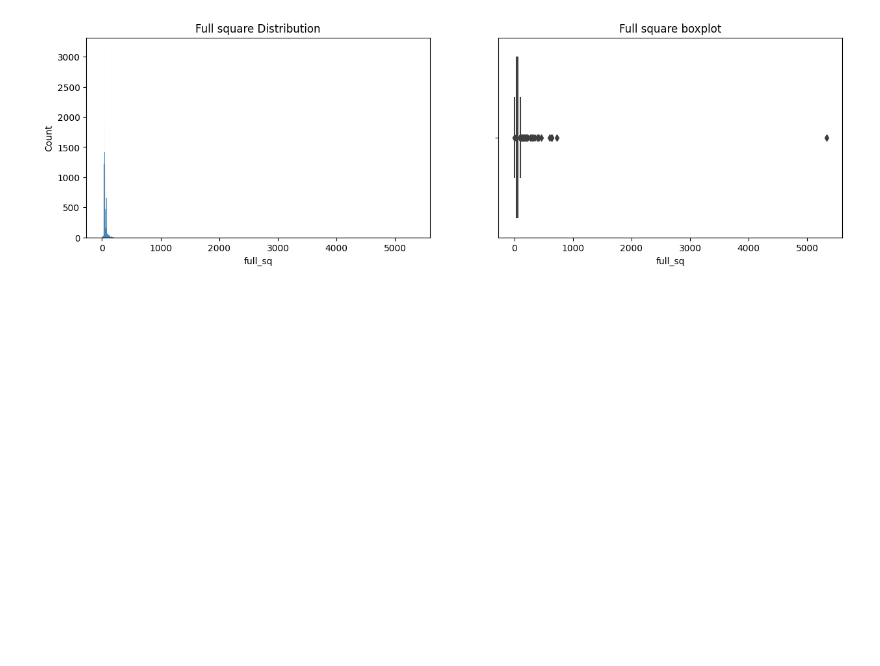
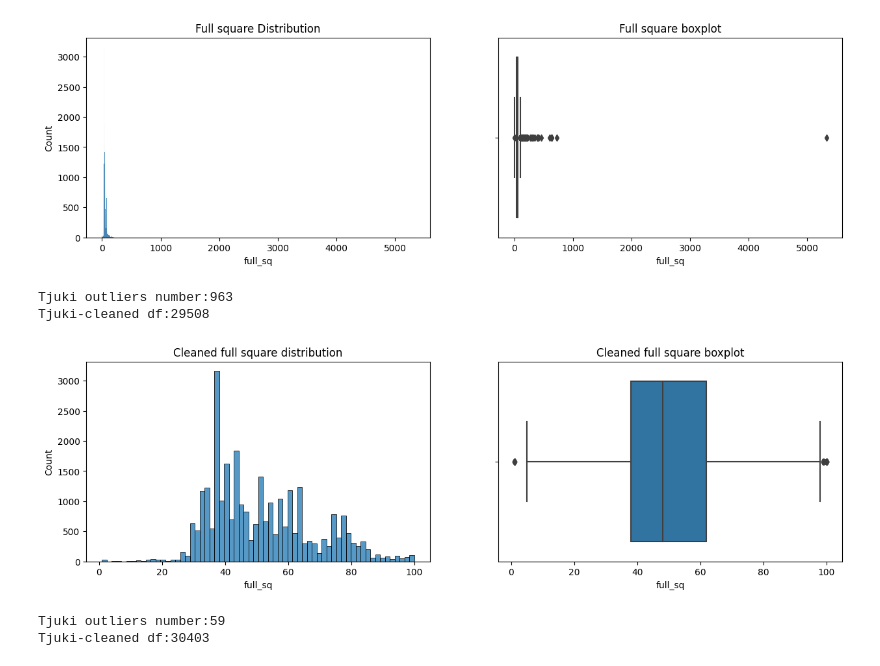
Before and after one commit to shohart/Data-Science-and-Python-learning, a Jupyter notebook: skillfactory plus/python_14 data praparation/data_praparation.ipynb, the cells around one changed output. Cells and saved outputs as stored; diff of their text form; code cells hidden in the pictures; blank space fills up the shorter version.

```diff
--- a/skillfactory plus/python_14 data praparation/data_praparation.ipynb
+++ b/skillfactory plus/python_14 data praparation/data_praparation.ipynb
@@ -232,3 +235,33 @@ boxplot = sns.boxplot(data=sber_data, x='full_sq', ax=axes[1]);
 boxplot.set_title('Full square boxplot');
 # %% [output]
 [figure]
+# %%
+import ds_functions as dsf
+
+
+outliers, cleaned = dsf.outliers_iqr(sber_data, 'full_sq')
+
+print(f'Tjuki outliers number:{outliers.shape[0]}')
+print(f'Tjuki-cleaned df:{cleaned.shape[0]}')
+# %% [output]
+Tjuki outliers number:963
+Tjuki-cleaned df:29508
+# %%
+fig, axes = plt.subplots(nrows=1, ncols=2, figsize=(15,4))
+histplot = sns.histplot(data=cleaned, x='full_sq', ax=axes[0]);
+histplot.set_title('Cleaned full square distribution');
+boxplot = sns.boxplot(data=cleaned, x='full_sq', ax=axes[1]);
+boxplot.set_title('Cleaned full square boxplot');
+# %% [output]
+[figure, added]
+# %%
+import ds_functions as dsf
+
+
+outliers, cleaned = dsf.outliers_iqr_mod(sber_data, 'full_sq', 1, 6)
+
+print(f'Tjuki outliers number:{outliers.shape[0]}')
+print(f'Tjuki-cleaned df:{cleaned.shape[0]}')
+# %% [output]
+Tjuki outliers number:59
+Tjuki-cleaned df:30403
```
Also changed, not shown: parts of 8 cells of this notebook, 5 other files.
